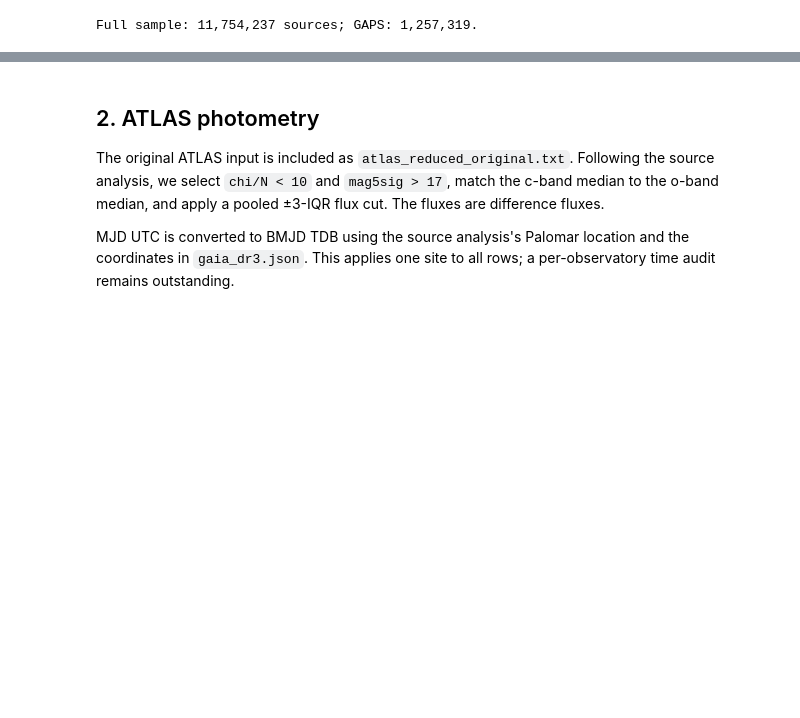
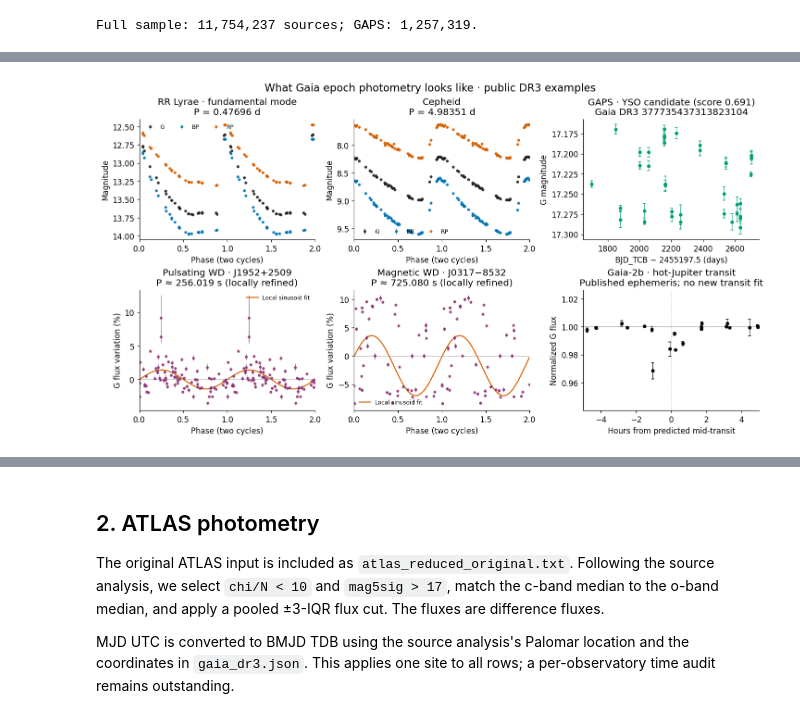
Before and after one commit to emmachickles/j1013-gaia-epoch-photometry, a Jupyter notebook: j1013_gaia_figures.ipynb, the cells around one changed output, grey strips where cells are left out. Saved outputs shown, nothing was run; the diff lists cells and outputs as text; code cells hidden in the pictures; blank space fills up the shorter version.

```diff
--- a/j1013_gaia_figures.ipynb
+++ b/j1013_gaia_figures.ipynb
@@ -154,0 +233,11 @@ Full sample: 11,754,237 sources; GAPS: 1,257,319.
+# %%
+def native_gaia_to_bmjd_tdb(time_offset_days):
+    return Time(np.asarray(time_offset_days),2455197.5,format='jd',scale='tcb').tdb.mjd
+
+native_demo = np.array([1700.,2200.,2700.])
+converted_demo = native_gaia_to_bmjd_tdb(native_demo)
+# Numerical coordinate difference between TCB and TDB, not a physical time interval.
+scale_difference_s = (converted_demo-(native_demo+55197.0))*86400
+assert np.all(scale_difference_s < 0)
+display(pd.DataFrame({'native_BJD_TCB_minus_2455197p5':native_demo,
+    'BMJD_TDB':converted_demo,'TDB_minus_TCB_coordinate_s':scale_difference_s}))
@@ -154,0 +260,81 @@ Full sample: 11,754,237 sources; GAPS: 1,257,319.
+# %%
+from astropy.timeseries import LombScargle
+
+example_manifest = json.loads((DATA/'examples/manifest.json').read_text())
+examples = {item['key']:item for item in example_manifest['examples']}
+BAND_COLOURS = {'g':'#202020','bp':'#0072B2','rp':'#D55E00'}
+
+def example_band(item,band='g'):
+    frame = pd.read_csv(ROOT/item['file'],dtype={'source_id':str,'transit_id':str})
+    time_col = 'g_transit_time' if band=='g' else f'{band}_obs_time'
+    prefix = 'g_transit' if band=='g' else band
+    cols = [time_col,f'{prefix}_flux',f'{prefix}_flux_error',f'{prefix}_mag']
+    valid = np.isfinite(frame[cols]).all(axis=1)
+    valid &= (frame[f'{prefix}_flux']>0)&(frame[f'{prefix}_flux_error']>0)
+    valid &= frame[f'variability_flag_{band}_reject'].eq(False)&frame.rejected_by_photometry.eq(False)
+    out = frame.loc[valid].copy()
+    return out[time_col].to_numpy(),out[f'{prefix}_flux'].to_numpy(),out[f'{prefix}_flux_error'].to_numpy(),out[f'{prefix}_mag'].to_numpy()
+
+fig,axes = plt.subplots(2,3,figsize=(13,7),layout='constrained')
+example_summary = []
+for ax,key in zip(axes[0,:2],['rrlyrae','cepheid']):
+    item = examples[key]
+    for band in ['g','bp','rp']:
+        t,f,e,m = example_band(item,band)
+        phase = ((t-item['epoch_offset_days'])/item['period_days'])%1
+        dm = 2.5/np.log(10)*e/f
+        ax.errorbar(np.r_[phase,phase+1],np.tile(m,2),np.tile(dm,2),fmt='o',ms=3,
+                    color=BAND_COLOURS[band],alpha=.85,elinewidth=.6,label=band.upper())
+        example_summary.append(dict(key=key,source_id=item['source_id'],band=band,n_selected=len(t),period_days=item['period_days'],period_method='Gaia SOS catalogue; TCB'))
+    ax.invert_yaxis();ax.set(xlabel='Phase (two cycles)',ylabel='Magnitude',
+        title=f'{item["label"]}\nP = {item["period_days"]:.5f} d',xlim=(0,2))
+    ax.legend(fontsize=8,frameon=False,ncol=3)
+
+item = examples['young'];ax = axes[0,2]
+t,f,e,m = example_band(item)
+ax.errorbar(t,m,2.5/np.log(10)*e/f,fmt='o',color='#009E73',ms=4,capsize=2,elinewidth=.7)
+ax.invert_yaxis();ax.set(xlabel='BJD_TCB − 2455197.5 (days)',ylabel='G magnitude',
+    title='GAPS · YSO candidate (score 0.691)\nGaia DR3 '+item['source_id'])
+example_summary.append(dict(key='young',source_id=item['source_id'],band='g',n_selected=len(t),period_days=np.nan,period_method='No periodic model'))
+
+for ax,key in zip(axes[1,:2],['wd_pulsator','wd_rotation']):
+    item = examples[key];native,f,e,m = example_band(item)
+    t = native_gaia_to_bmjd_tdb(native);t = t-t.min()
+    y = f/np.median(f)-1;error = e/np.median(f)
+    seed = item['period_seed_seconds']
+    # Narrow refinement around the rounded literature period: ±0.05 seconds.
+    fmin = 86400/(seed+.05);fmax = 86400/(seed-.05)
+    freq = np.linspace(fmin,fmax,max(1001,int((fmax-fmin)*np.ptp(t)*20)+1))
+    ls = LombScargle(t,y,error)
+    powers = ls.power(freq,method='cython');best = int(np.argmax(powers))
+    assert 0<best<len(freq)-1,'Local refinement reached its boundary; inspect the seed.'
+    frequency = freq[best];period_s = 86400/frequency
+    phase = (t*frequency)%1
+    ax.errorbar(np.r_[phase,phase+1],np.tile(y*100,2),np.tile(error*100,2),fmt='o',ms=3,
+                 color='#882E72',alpha=.8,elinewidth=.6)
+    pp = np.linspace(0,2,500)
+    ax.plot(pp,100*ls.model(pp/frequency,frequency),color='#D55E00',lw=1.5,label='Local sinusoid fit')
+    ax.axhline(0,lw=.6,color='.6')
+    ax.set(xlabel='Phase (two cycles)',ylabel='G flux variation (%)',xlim=(0,2),
+           title=f'{item["label"]}\nP ≈ {period_s:.3f} s (locally refined)')
+    ax.legend(fontsize=8,frameon=False)
+    example_summary.append(dict(key=key,source_id=item['source_id'],band='g',n_selected=len(t),period_days=period_s/86400,period_method='Local weighted sinusoid search ±0.05 s about Steen et al. period; TDB'))
+
+item = examples['planet'];ax = axes[1,2]
+native,f,e,m = example_band(item)
+tdb_offset = native_gaia_to_bmjd_tdb(native)-55197.0
+phase = ((tdb_offset-item['epoch_offset_days'])/item['period_days']+.5)%1-.5
+hours = phase*item['period_days']*24
+normal = np.median(f[np.abs(hours)>4])
+ax.errorbar(hours,f/normal,e/normal,fmt='o',ms=4,color='k',capsize=2,elinewidth=.7)
+ax.axhline(1,lw=.7,color='.6');ax.axvline(0,lw=.7,color='.7',ls=':')
+ax.set(xlabel='Hours from predicted mid-transit',ylabel='Normalized G flux',xlim=(-5,5),
+       title='Gaia-2b · hot-Jupiter transit\nPublished ephemeris; no new transit fit')
+example_summary.append(dict(key='planet',source_id=item['source_id'],band='g',n_selected=len(native),period_days=item['period_days'],period_method='Panahi et al. circular ephemeris; BJD interpreted as TDB'))
+fig.suptitle('What Gaia epoch photometry looks like · public DR3 examples',fontsize=15)
+save_figure(fig,'gaia_dr3_science_light_curve_gallery');plt.show()
+example_summary = pd.DataFrame(example_summary)
+example_summary.to_csv(TABLE/'gaia_example_light_curve_summary.csv',index=False)
+display(example_summary)
+# %% [output]
+[figure, added]
```
Also changed, not shown: parts of 12 cells of this notebook, 45 other files.
